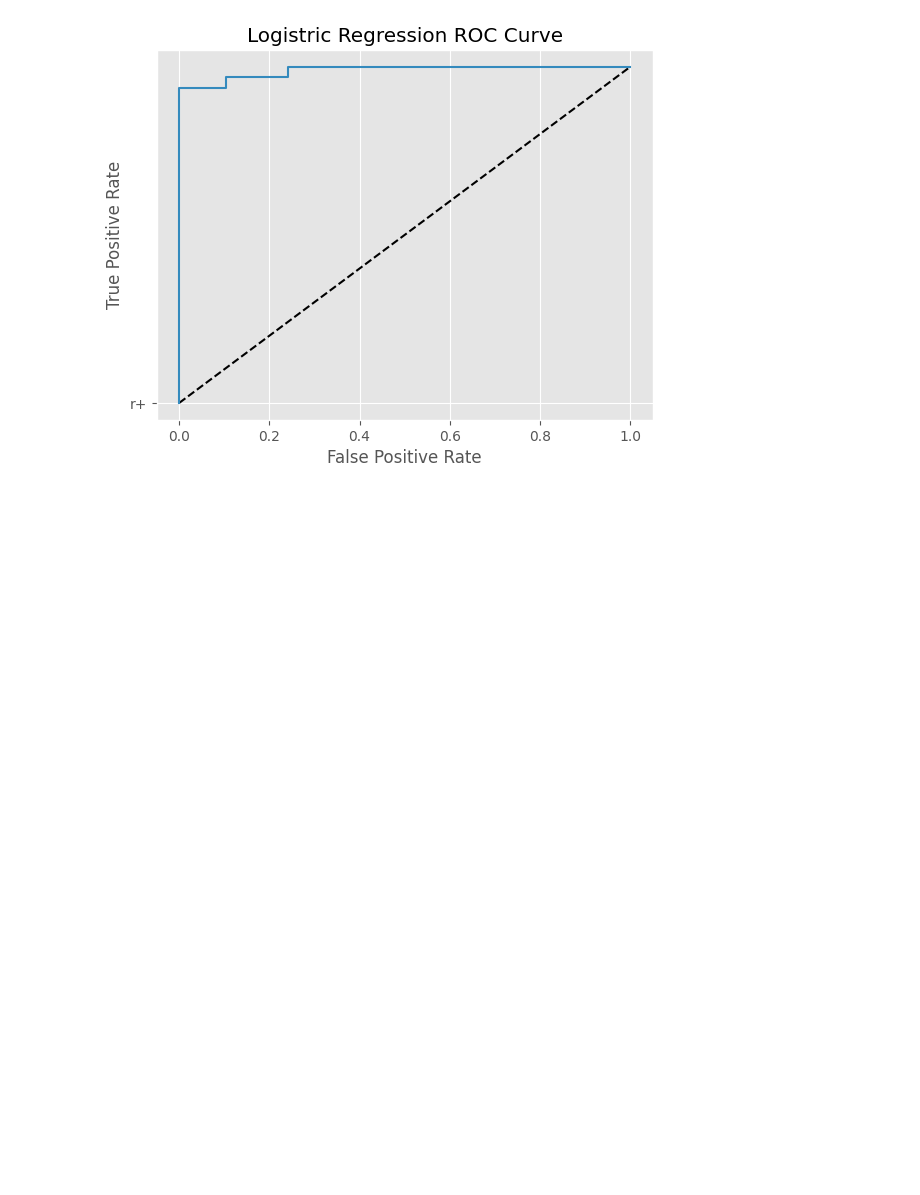
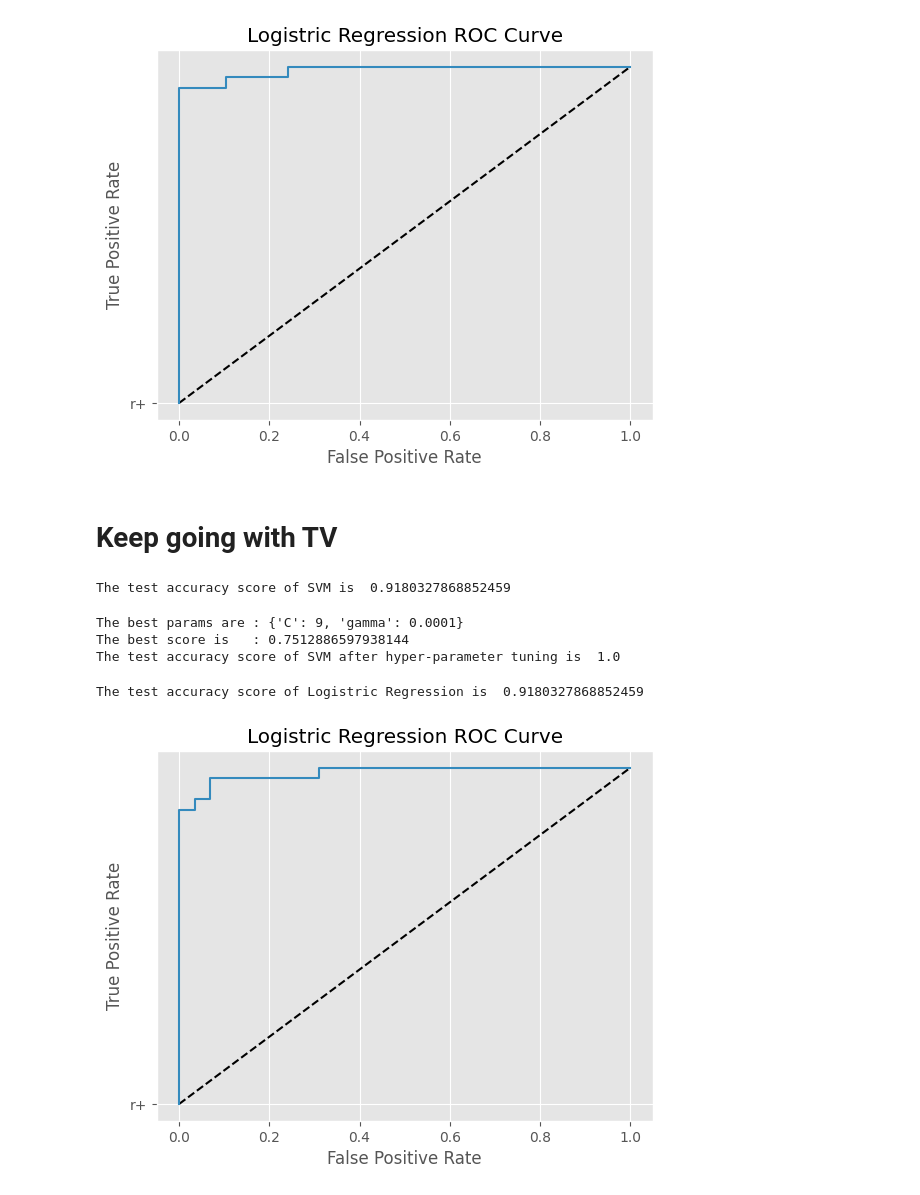
Before and after one commit to SharkyStacky/Learning-ML-Python, a Jupyter notebook: first_steps/8-Modeling.ipynb, the cells around one changed output. Cells and saved outputs as stored; diff of their text form; code cells hidden in the pictures; blank space fills up the shorter version.

```diff
--- a/first_steps/8-Modeling.ipynb
+++ b/first_steps/8-Modeling.ipynb
@@ -191,3 +191,78 @@ plt.title("Logistric Regression ROC Curve")
 plt.show()
 # %% [output]
 [figure]
+# %% [markdown]
+# Keep going with TV
+# %%
+X_TV = TV_data.drop(['output'], axis=1)
+y_TV = TV_data[['output']]
+# %%
+# instantiating the object and fitting
+clf_TV = SVC(kernel='linear', C=1, random_state=42).fit(X_TV,y_TV)
+
+# predicting the values
+y_pred_TV = clf_TV.predict(X_test)
+
+# printing the test accuracy
+print("The test accuracy score of SVM is ", accuracy_score(y_test, y_pred_TV))
+# %% [output]
+The test accuracy score of SVM is  0.9180327868852459
+# %%
+# instantiating the object
+svm_TV = SVC()
+
+# setting a grid - not so extensive
+parameters = {"C":np.arange(1,10,1),'gamma':[0.00001,0.00005, 0.0001,0.0005,0.001,0.005,0.01,0.05,0.1,0.5,1,5]}
+
+# instantiating the GridSearchCV object
+searcher = GridSearchCV(svm_TV, parameters)
+
+# fitting the object
+searcher.fit(X_TV, y_TV)
+
+# the scores
+print("The best params are :", searcher.best_params_)
+print("The best score is   :", searcher.best_score_)
+
+# predicting the values
+y_pred_TV2 = searcher.predict(X_test)
+
+# printing the test accuracy
+print("The test accuracy score of SVM after hyper-parameter tuning is ", accuracy_score(y_test, y_pred_TV2))
+# %% [output]
+The best params are : {'C': 9, 'gamma': 0.0001}
+The best score is   : 0.7512886597938144
+The test accuracy score of SVM after hyper-parameter tuning is  1.0
+# %%
+# instantiating the object
+logreg_TV = LogisticRegression()
+
+# fitting the object
+logreg_TV.fit(X_TV, y_TV)
+
+# calculating the probabilities
+y_pred_proba_TV = logreg_TV.predict_proba(X_test)
+
+# finding the predicted valued
+y_pred_TV3 = np.argmax(y_pred_proba_TV,axis=1)
+
+# printing the test accuracy
+print("The test accuracy score of Logistric Regression is ", accuracy_score(y_test, y_pred_TV3))
+# %% [output]
+The test accuracy score of Logistric Regression is  0.9180327868852459
+# %%
+# calculating the probabilities
+y_pred_prob_TV = logreg_TV.predict_proba(X_test)[:,1]
+
+# instantiating the roc_cruve
+fpr_TV,tpr_TV,threshols_TV=roc_curve(y_test,y_pred_prob_TV)
+
+# plotting the curve
+plt.plot([0,1],[0,1],"k--",'r+')
+plt.plot(fpr_TV,tpr_TV,label='Logistic Regression')
+plt.xlabel("False Positive Rate")
+plt.ylabel("True Positive Rate")
+plt.title("Logistric Regression ROC Curve")
+plt.show()
+# %% [output]
+[figure, added]
```
Also changed, not shown: parts of 14 cells of this notebook, 2 other files.
